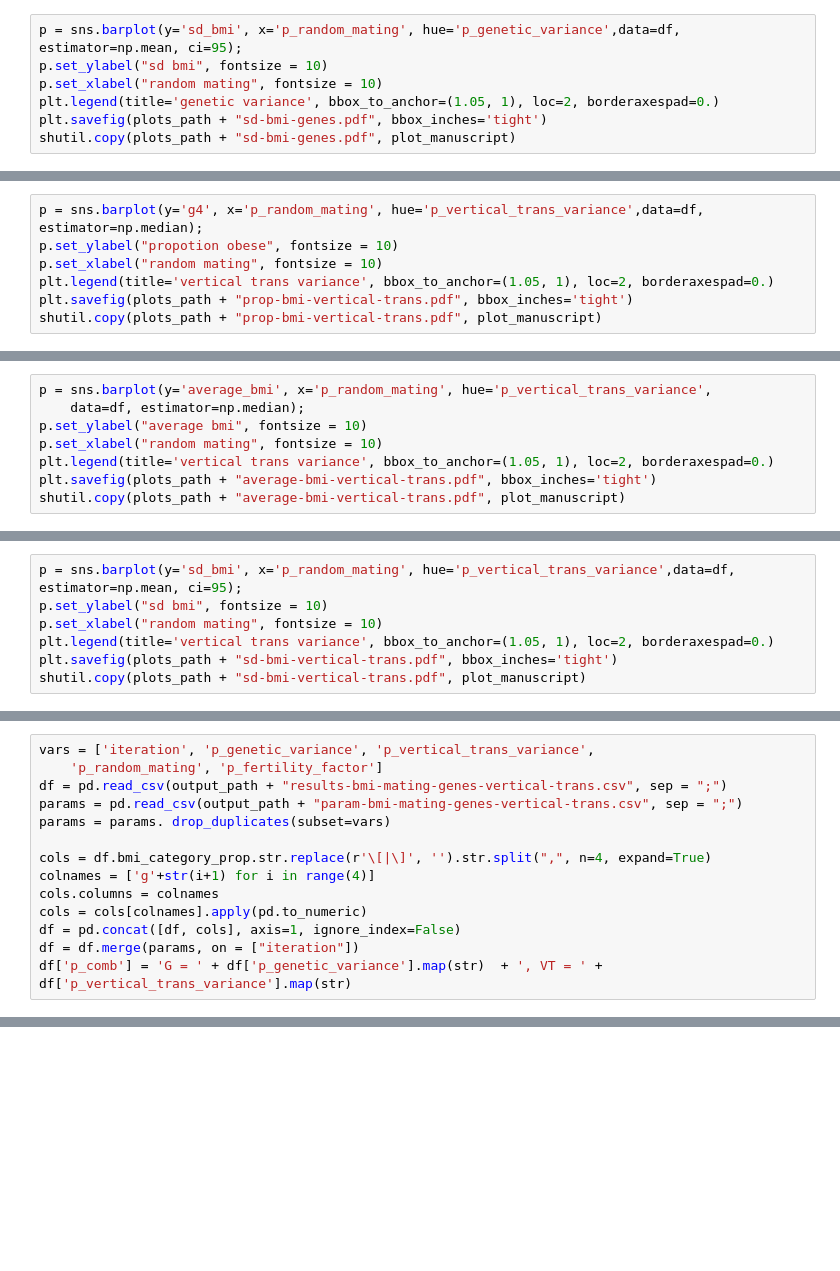
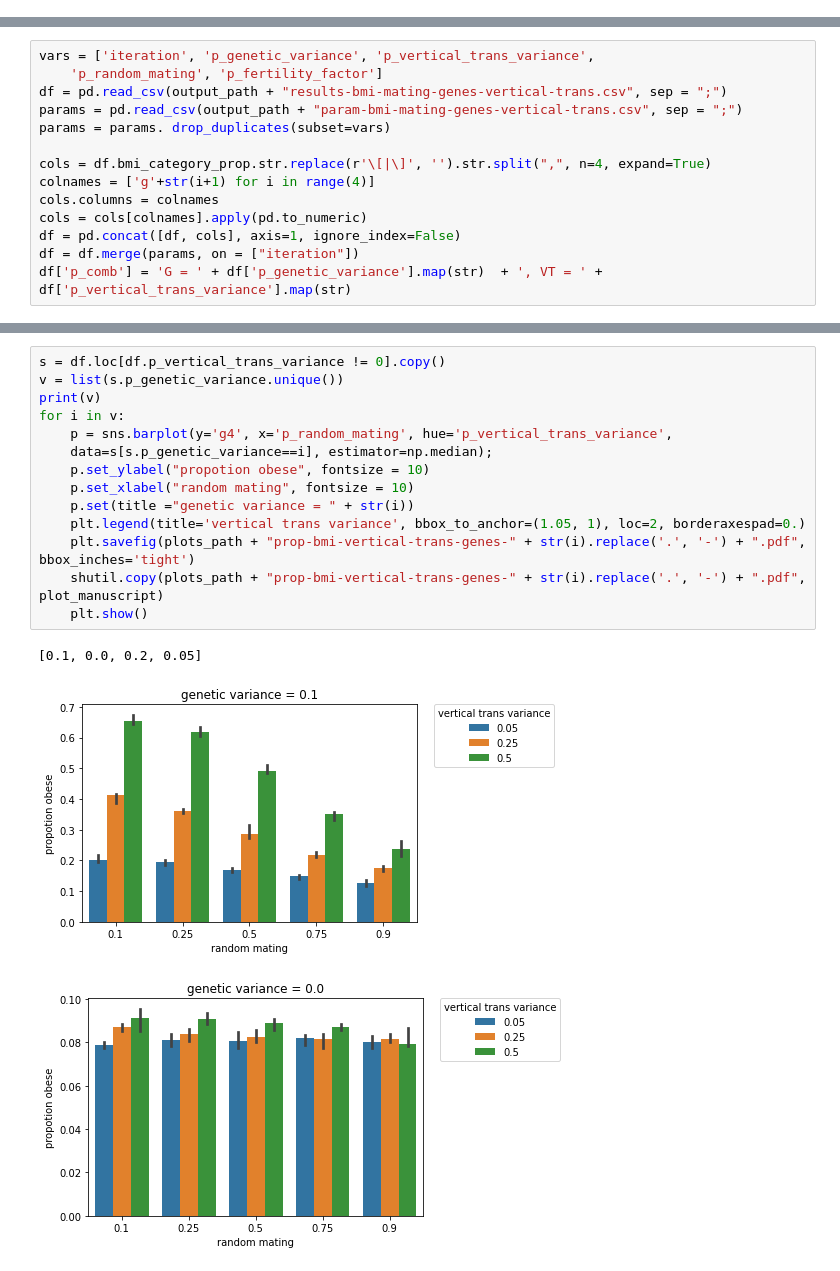
Before and after one commit to sdaza/obesity-dem-heritability, a Jupyter notebook: notebooks/bmi-analysis-by-scenario.ipynb, the cells around one changed output, grey strips where cells are left out. Cells and saved outputs as stored; diff of their text form; blank space fills up the shorter version.

```diff
--- a/notebooks/bmi-analysis-by-scenario.ipynb
+++ b/notebooks/bmi-analysis-by-scenario.ipynb
@@ -49,7 +38,0 @@ shutil.copy(plots_path + "average-bmi-genes.pdf", plot_manuscript)
-# %%
-p = sns.barplot(y='sd_bmi', x='p_random_mating', hue='p_genetic_variance',data=df, estimator=np.mean, ci=95);
-p.set_ylabel("sd bmi", fontsize = 10)
-p.set_xlabel("random mating", fontsize = 10)
-plt.legend(title='genetic variance', bbox_to_anchor=(1.05, 1), loc=2, borderaxespad=0.)
-plt.savefig(plots_path + "sd-bmi-genes.pdf", bbox_inches='tight')
-shutil.copy(plots_path + "sd-bmi-genes.pdf", plot_manuscript)
@@ -74,7 +38,0 @@ df = df.merge(params, on = ["iteration"])
-# %%
-p = sns.barplot(y='g4', x='p_random_mating', hue='p_vertical_trans_variance',data=df, estimator=np.median);
-p.set_ylabel("propotion obese", fontsize = 10)
-p.set_xlabel("random mating", fontsize = 10)
-plt.legend(title='vertical trans variance', bbox_to_anchor=(1.05, 1), loc=2, borderaxespad=0.)
-plt.savefig(plots_path + "prop-bmi-vertical-trans.pdf", bbox_inches='tight')
-shutil.copy(plots_path + "prop-bmi-vertical-trans.pdf", plot_manuscript)
@@ -84,8 +38,0 @@ shutil.copy(plots_path + "prop-bmi-vertical-trans.pdf", plot_manuscript)
-# %%
-p = sns.barplot(y='average_bmi', x='p_random_mating', hue='p_vertical_trans_variance',
-    data=df, estimator=np.median);
-p.set_ylabel("average bmi", fontsize = 10)
-p.set_xlabel("random mating", fontsize = 10)
-plt.legend(title='vertical trans variance', bbox_to_anchor=(1.05, 1), loc=2, borderaxespad=0.)
-plt.savefig(plots_path + "average-bmi-vertical-trans.pdf", bbox_inches='tight')
-shutil.copy(plots_path + "average-bmi-vertical-trans.pdf", plot_manuscript)
@@ -95,7 +38,0 @@ shutil.copy(plots_path + "average-bmi-vertical-trans.pdf", plot_manuscript)
-# %%
-p = sns.barplot(y='sd_bmi', x='p_random_mating', hue='p_vertical_trans_variance',data=df, estimator=np.mean, ci=95);
-p.set_ylabel("sd bmi", fontsize = 10)
-p.set_xlabel("random mating", fontsize = 10)
-plt.legend(title='vertical trans variance', bbox_to_anchor=(1.05, 1), loc=2, borderaxespad=0.)
-plt.savefig(plots_path + "sd-bmi-vertical-trans.pdf", bbox_inches='tight')
-shutil.copy(plots_path + "sd-bmi-vertical-trans.pdf", plot_manuscript)
@@ -120,0 +62,18 @@ df['p_comb'] = 'G = ' + df['p_genetic_variance'].map(str)  + ', VT = ' + df['p_v
+# %%
+s = df.loc[df.p_vertical_trans_variance != 0].copy()
+v = list(s.p_genetic_variance.unique())
+print(v)
+for i in v:
+    p = sns.barplot(y='g4', x='p_random_mating', hue='p_vertical_trans_variance',
+    data=s[s.p_genetic_variance==i], estimator=np.median);
+    p.set_ylabel("propotion obese", fontsize = 10)
+    p.set_xlabel("random mating", fontsize = 10)
+    p.set(title ="genetic variance = " + str(i))
+    plt.legend(title='vertical trans variance', bbox_to_anchor=(1.05, 1), loc=2, borderaxespad=0.)
+    plt.savefig(plots_path + "prop-bmi-vertical-trans-genes-" + str(i).replace('.', '-') + ".pdf", bbox_inches='tight')
+    shutil.copy(plots_path + "prop-bmi-vertical-trans-genes-" + str(i).replace('.', '-') + ".pdf", plot_manuscript)
+    plt.show()
+# %% [output]
+[0.1, 0.0, 0.2, 0.05]
+[figure, added]
+[figure, added]
```
Also changed, not shown: parts of 19 cells of this notebook, 23 other files.
